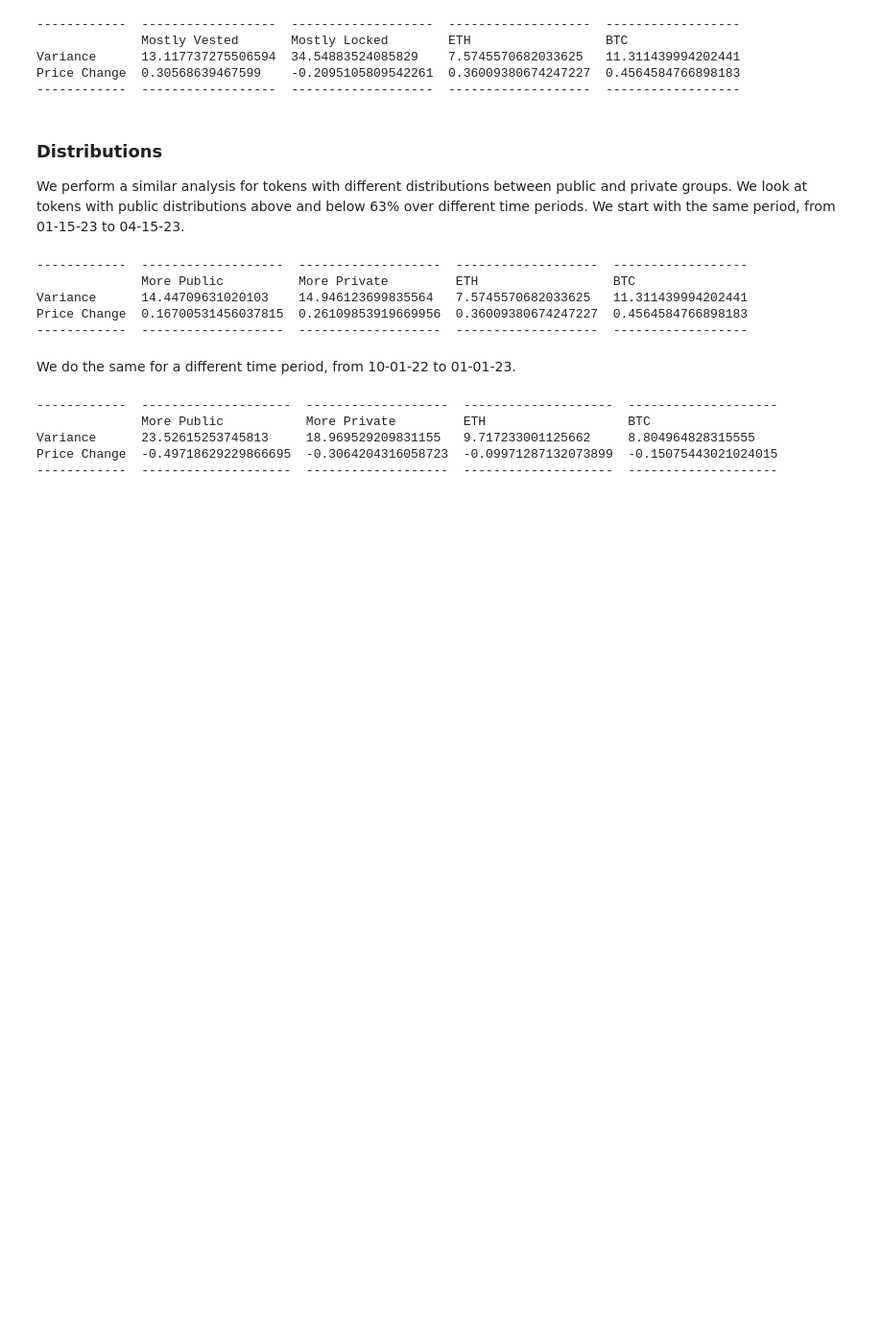
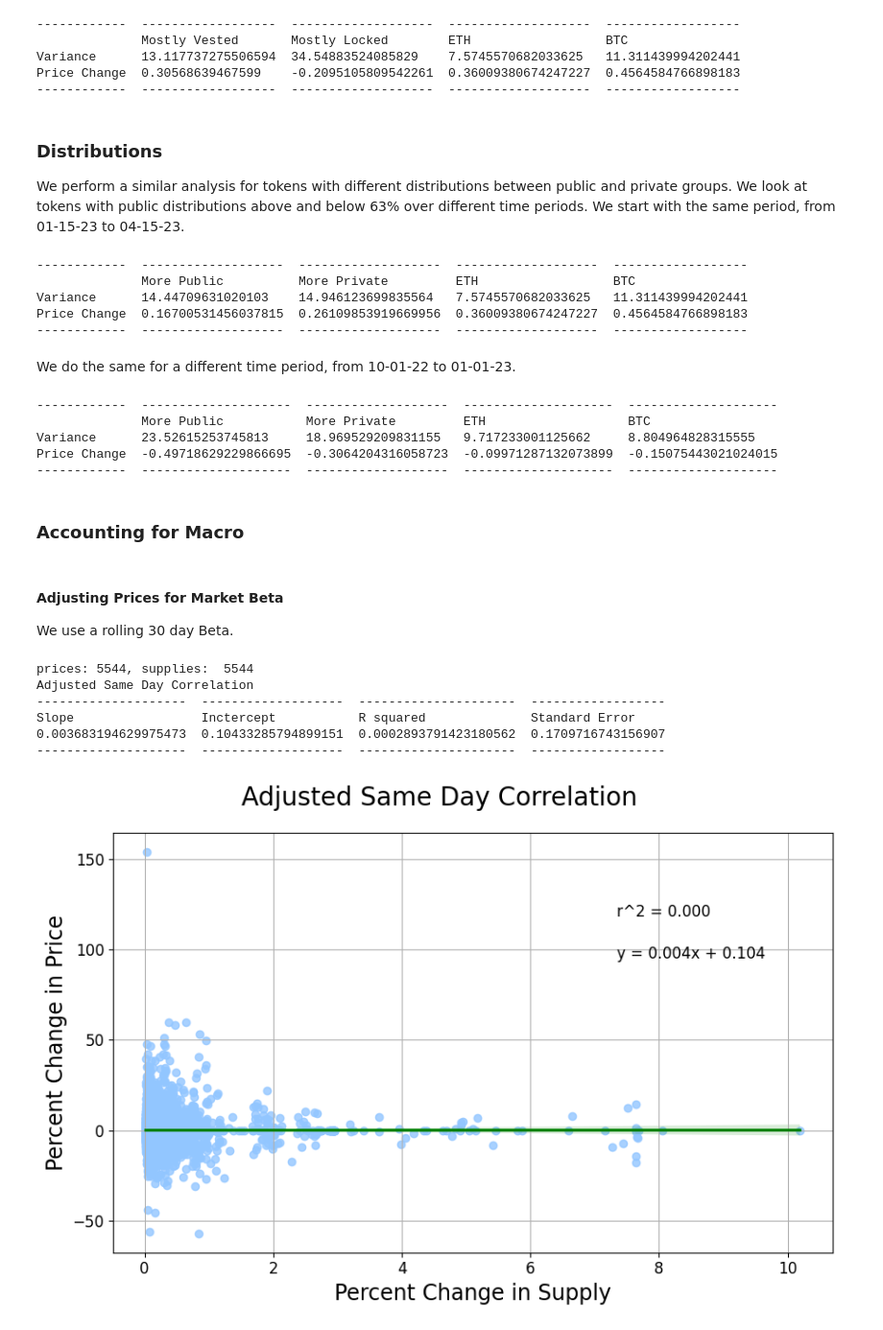
Before and after one commit to 6th-Man-Ventures/token-vesting, a Jupyter notebook: analysis.ipynb, the cells around one changed output. Shown at 96% size. Saved outputs shown, nothing was run; the diff lists cells and outputs as text; code cells hidden in the pictures; blank space fills up the shorter version.

Commit message:
beta updates

```diff
--- a/analysis.ipynb
+++ b/analysis.ipynb
@@ -412,3 +425,35 @@ print(tabulate(table))
 Variance      23.52615253745813     18.969529209831155   9.717233001125662     8.804964828315555
 Price Change  -0.49718629229866695  -0.3064204316058723  -0.09971287132073899  -0.15075443021024015
 ------------  --------------------  -------------------  --------------------  --------------------
+# %% [markdown]
+### Accounting for Macro
+# %% [markdown]
+#### Adjusting Prices for Market Beta
+
+We use a rolling 30 day Beta.
+# %%
+def rolling_beta(tokens):
+    for token in tokens:
+        t = tokens[token]
+        t['beta'] = t['p_change_price'].rolling(30).cov(t["p_change_macro"]) / t['p_change_price'].rolling(30).var()
+        t['p_change_price'] = t['p_change_price'] - (t['p_change_macro'] * t['beta'])
+
+    return tokens
+
+private_beta_adj = rolling_beta(private)
+# %%
+WINDOW = 0
+PRICE_THRESHOLD = (-math.inf, math.inf)
+SUPPLY_THRESHOLD = (0, 20)
+
+prices, supplies = process_price_supply_lists(private_beta_adj, WINDOW, SUPPLY_THRESHOLD)
+
+supply_price_chart(prices, supplies, "Adjusted Same Day Correlation")
+# %% [output]
+prices: 5544, supplies:  5544
+Adjusted Same Day Correlation
+--------------------  -------------------  ---------------------  ------------------
+Slope                 Inctercept           R squared              Standard Error
+0.003683194629975473  0.10433285794899151  0.0002893791423180562  0.1709716743156907
+--------------------  -------------------  ---------------------  ------------------
+[figure, added]
```
Also changed, not shown: parts of 13 cells of this notebook, 8 other files.
